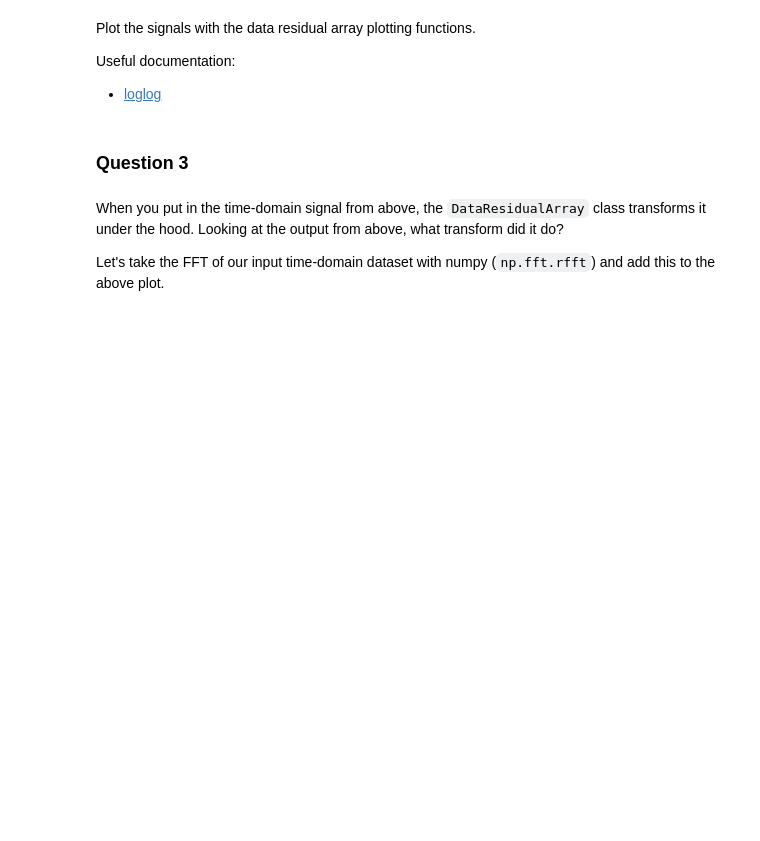
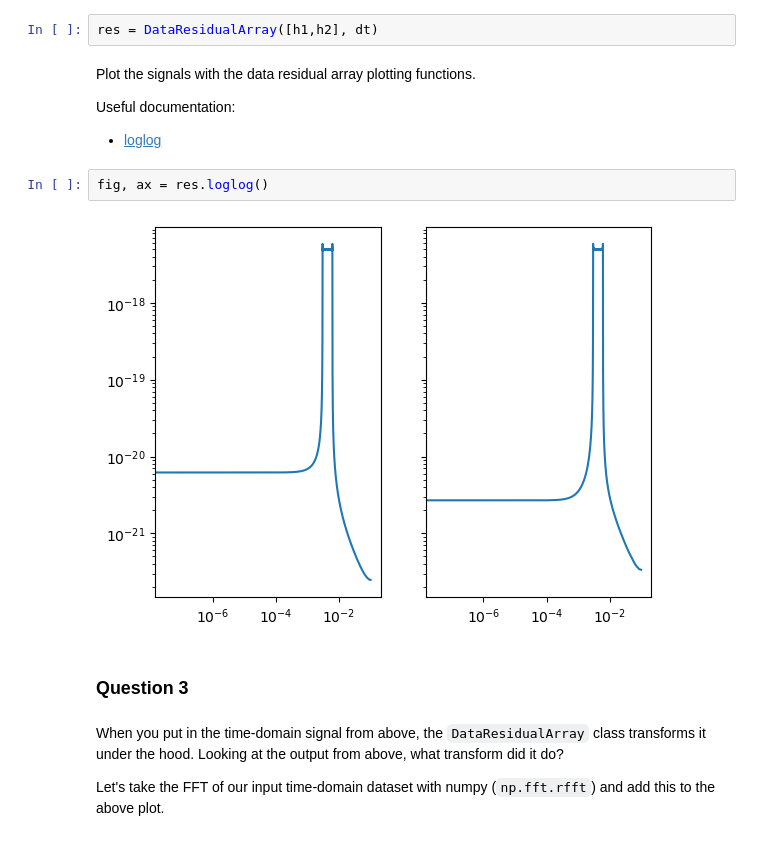
Before and after one commit to mtauraso/LATW, a Jupyter notebook: tutorials/Tutorial1.ipynb, the cells around one changed output. Drawn from its saved outputs; the diff is of its cells as text; blank space fills up the shorter version.

```diff
--- a/tutorials/Tutorial1.ipynb
+++ b/tutorials/Tutorial1.ipynb
@@ -119,11 +190,17 @@ Useful Documentation:
 # %%
 # useful imports
 from lisatools.datacontainer import DataResidualArray
+# %%
+res = DataResidualArray([h1,h2], dt)
 # %% [markdown]
 Plot the signals with the data residual array plotting functions.
 
 Useful documentation:
 * [loglog](https://mikekatz04.github.io/LISAanalysistools/build/html/user/datacontainer.html#lisatools.datacontainer.DataResidualArray.loglog)
+# %%
+fig, ax = res.loglog()
+# %% [output]
+[figure, added]
 # %% [markdown]
 ### Question 3
 # %% [markdown]
```
Also changed, not shown: parts of 10 cells of this notebook, 3 other files.
